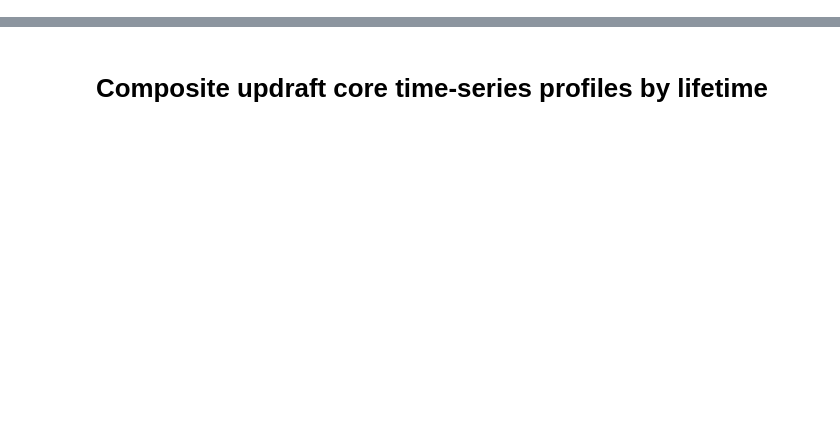
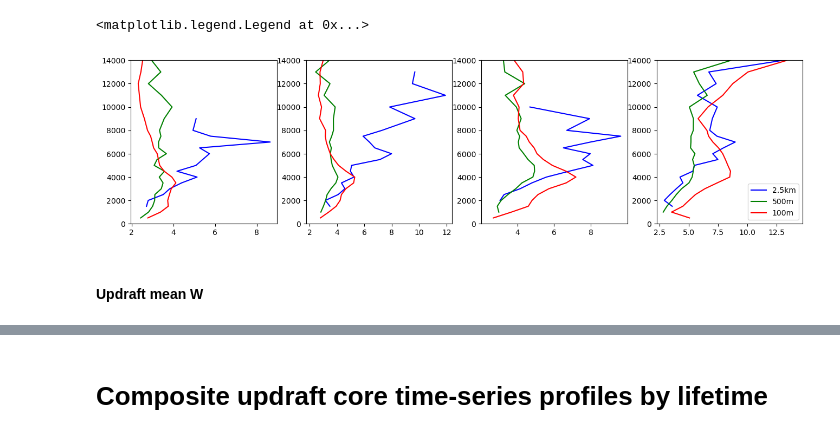
Before and after one commit to ICLASS-SFA/lasso_cellgrowth, a Jupyter notebook: notebooks/plot_w_celltrack_stats_bylifetime.ipynb, the cells around one changed output, grey strips where cells are left out. Saved outputs shown, nothing was run; the diff lists cells and outputs as text; code cells hidden in the pictures; blank space fills up the shorter version.

```diff
--- a/notebooks/plot_w_celltrack_stats_bylifetime.ipynb
+++ b/notebooks/plot_w_celltrack_stats_bylifetime.ipynb
@@ -355,0 +555,29 @@ ntracks4_Up_d4, nCoreUp4_prof0_pts_d4, nCoreUp4_maxprof_pts_d4 = quantiles_by1co
+# %%
+qntl = 0.5
+fig, axes = plt.subplots(1,4,figsize=[16,4],dpi=100)
+ax = axes[0]
+ax.plot(CoreMaxW1_maxprof_pts_d2.mean(dim='core').sel(quantile=qntl), HAMSL_d2, ls='-', color='b', label='2.5km')
+ax.plot(CoreMaxW1_maxprof_pts_d3.mean(dim='core').sel(quantile=qntl), HAMSL_d3, ls='-', color='g', label='500m')
+ax.plot(CoreMaxW1_maxprof_pts_d4.mean(dim='core').sel(quantile=qntl), HAMSL_d4, ls='-', color='r', label='100m')
+ax.set_ylim(0,14000)
+ax = axes[1]
+ax.plot(CoreMaxW2_maxprof_pts_d2.mean(dim='core').sel(quantile=qntl), HAMSL_d2, ls='-', color='b', label='2.5km')
+ax.plot(CoreMaxW2_maxprof_pts_d3.mean(dim='core').sel(quantile=qntl), HAMSL_d3, ls='-', color='g', label='500m')
+ax.plot(CoreMaxW2_maxprof_pts_d4.mean(dim='core').sel(quantile=qntl), HAMSL_d4, ls='-', color='r', label='100m')
+ax.set_ylim(0,14000)
+ax = axes[2]
+ax.plot(CoreMaxW3_maxprof_pts_d2.mean(dim='core').sel(quantile=qntl), HAMSL_d2, ls='-', color='b', label='2.5km')
+ax.plot(CoreMaxW3_maxprof_pts_d3.mean(dim='core').sel(quantile=qntl), HAMSL_d3, ls='-', color='g', label='500m')
+ax.plot(CoreMaxW3_maxprof_pts_d4.mean(dim='core').sel(quantile=qntl), HAMSL_d4, ls='-', color='r', label='100m')
+ax.set_ylim(0,14000)
+ax = axes[3]
+ax.plot(CoreMaxW4_maxprof_pts_d2.mean(dim='core').sel(quantile=qntl), HAMSL_d2, ls='-', color='b', label='2.5km')
+ax.plot(CoreMaxW4_maxprof_pts_d3.mean(dim='core').sel(quantile=qntl), HAMSL_d3, ls='-', color='g', label='500m')
+ax.plot(CoreMaxW4_maxprof_pts_d4.mean(dim='core').sel(quantile=qntl), HAMSL_d4, ls='-', color='r', label='100m')
+ax.set_ylim(0,14000)
+ax.legend()
+# %% [output]
+<matplotlib.legend.Legend at 0x...>
+[figure, added]
+# %% [markdown]
+#### Updraft mean W
```
Also changed, not shown: parts of 96 cells of this notebook, 12 other files.
